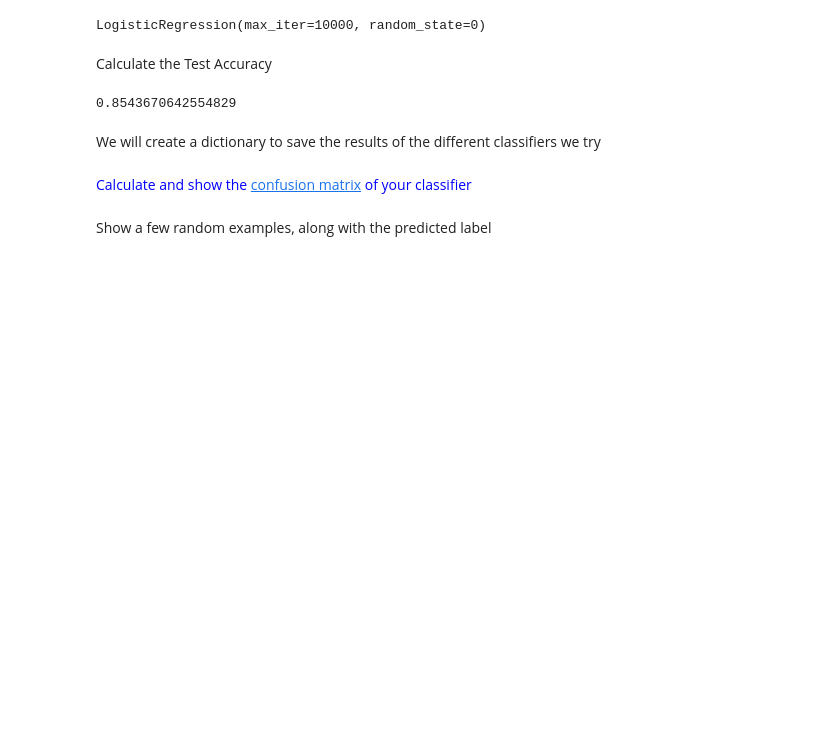
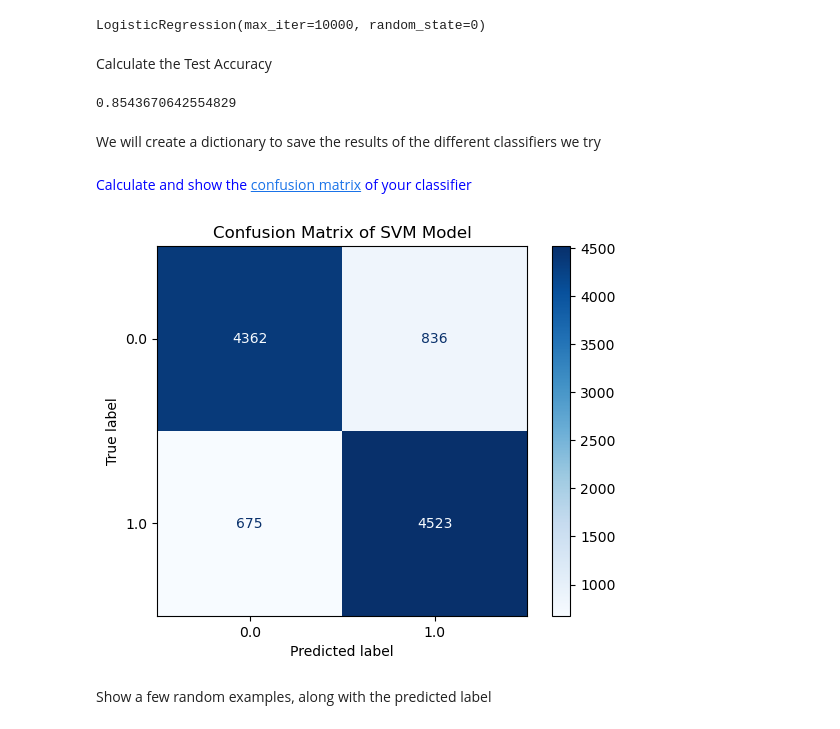
Before and after one commit to tomiock/ML2024-25, a Jupyter notebook: Session 8 - SVMs/P8_SVM.ipynb, the cells around one changed output. Drawn from its saved outputs; the diff is of its cells as text; code cells hidden in the pictures; blank space fills up the shorter version.

```diff
--- a/Session 8 - SVMs/P8_SVM.ipynb
+++ b/Session 8 - SVMs/P8_SVM.ipynb
@@ -336,3 +351,22 @@ results["Logistic Regression"] = score
+# %%
+# Your Code Here
+#initialize and train the data.
+from sklearn.metrics import confusion_matrix, ConfusionMatrixDisplay
+model = svm.SVC(kernel='linear', C=1)
+model.fit(train_features, train_labels)
+
+#we make predictions
+y_pred = model.predict(test_features)
+
+#calculate the confusion matrix
+conf_matrix = confusion_matrix(test_labels, y_pred)
+
+disp = ConfusionMatrixDisplay(confusion_matrix=conf_matrix, display_labels=model.classes_)
+disp.plot(cmap=plt.cm.Blues)
+plt.title("Confusion Matrix of SVM Model")
+plt.show()
+# %% [output]
+[figure, added]
 # %% [markdown]
 Show a few random examples, along with the predicted label
 # %%
```
Also changed, not shown: parts of 29 cells of this notebook.
